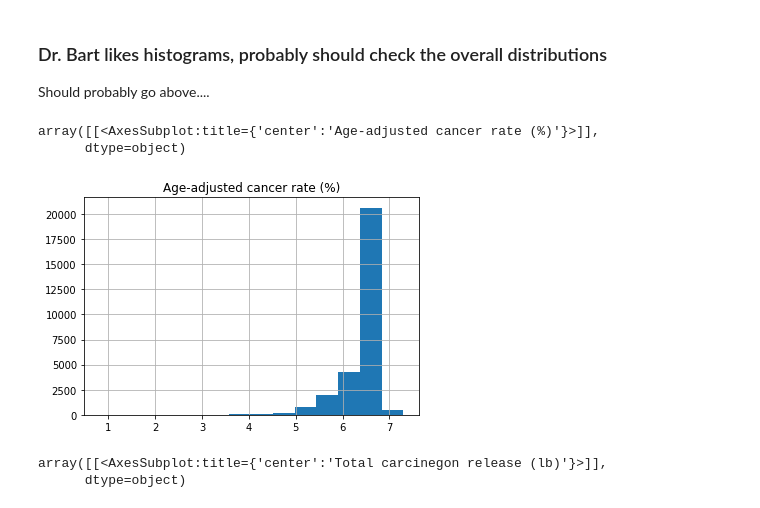
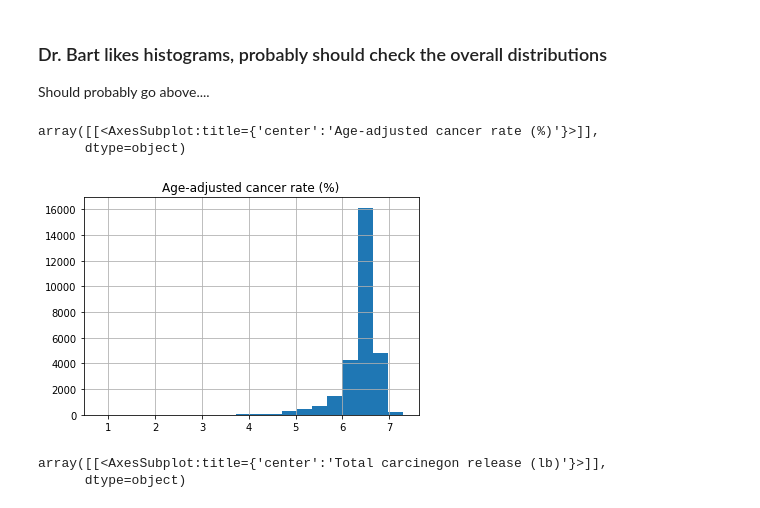
Before and after one commit to matthewueckermann/CISC367Final, a Jupyter notebook: messyNotebook.ipynb, the cells around one changed output. Saved outputs shown, nothing was run; the diff lists cells and outputs as text; code cells hidden in the pictures.

Commit message:
Finalized most of the cancer parts

```diff
--- a/messyNotebook.ipynb
+++ b/messyNotebook.ipynb
@@ -269,11 +283,11 @@ So not really the expected trend, not super surprising given the contraints of t
 
 Should probably go above....
 # %%
-combined_cancer.hist(column = 'Age-adjusted cancer rate (%)',bins=14) # Similar in most places...
+combined_cancer.hist(column = 'Age-adjusted cancer rate (%)',bins=20) # Similar in most places...
 # %% [output]
 array([[<AxesSubplot:title={'center':'Age-adjusted cancer rate (%)'}>]],
       dtype=object)
-[figure, old version]
+[figure, new version]
 # %%
 combined_cancer.hist(column = 'Total carcinegon release (lb)',bins=100) # vast majority of cities have no recorded emissions.
 # %% [output]
```
Also changed, not shown: parts of 10 cells of this notebook, 1 other file.
